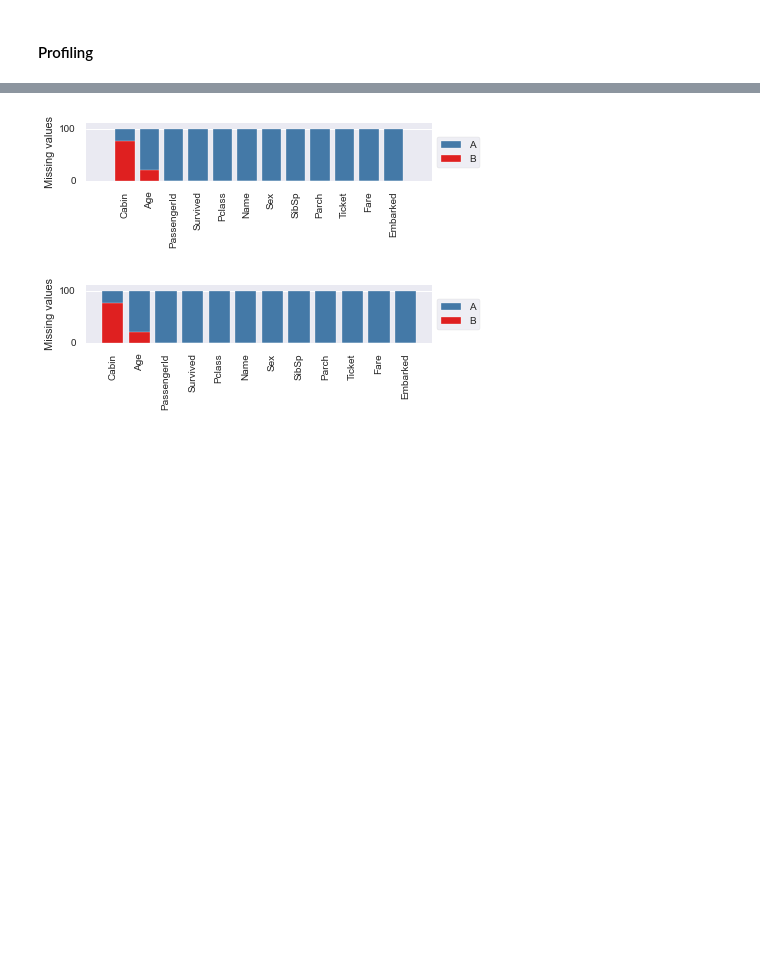
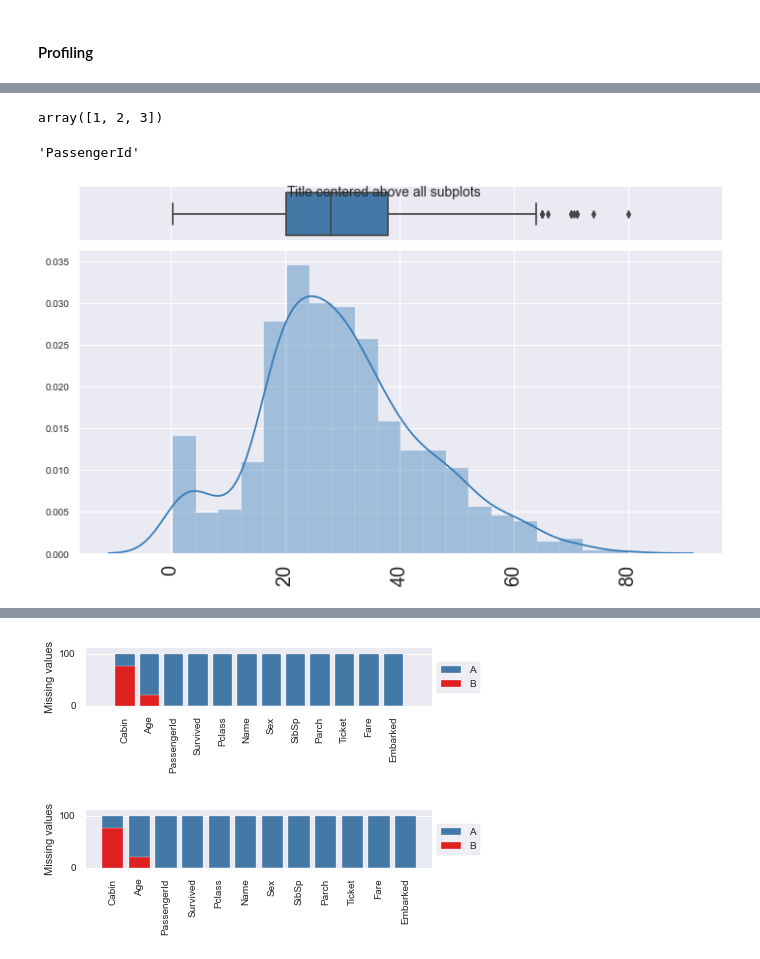
Before and after one commit to hsinghal726/Profiling, a Jupyter notebook: example.ipynb, the cells around one changed output, grey strips where cells are left out. Saved outputs shown, nothing was run; the diff lists cells and outputs as text; code cells hidden in the pictures; blank space fills up the shorter version.

```diff
--- a/example.ipynb
+++ b/example.ipynb
@@ -62,0 +156,10 @@ profiling(dataframe=df,
+# %%
+d.index.values
+# %% [output]
+array([1, 2, 3])
+# %%
+d = df.set_index("PassengerId")
+# %%
+d.index.name
+# %% [output]
+'PassengerId'
@@ -62,0 +169,31 @@ profiling(dataframe=df,
+# %%
+matplotlib.style.use(resource_filename(__name__, "pandas_profiling.mplstyle"))
+# %%
+def histogram(series: pd.Series):
+    from matplotlib import rcParams
+
+    # figure size in inches
+    rcParams['figure.figsize'] = 10, 6
+
+    x = np.array(series.dropna())
+
+    # Cut the window in 2 parts
+    f, (ax_box, ax_hist) = plt.subplots(2, sharex=True,
+                                    gridspec_kw={"height_ratios": (.15, .85)}
+                                   )
+
+    sns.boxplot(x, ax=ax_box, color="#337ab7")
+    sns.distplot(x, ax=ax_hist, color="#337ab7")
+
+    f.suptitle("Title centered above all subplots", fontsize=14)
+
+    ax_box.set(yticks=[])
+    sns.despine(ax=ax_hist)
+    sns.despine(ax=ax_box, left=True)
+
+    plt.xticks(fontsize=20, rotation=90)
+    plt.tight_layout()
+
+histogram(df["Age"])
+# %% [output]
+[figure, added]
```
Also changed, not shown: parts of 27 cells of this notebook, 22 other files.
